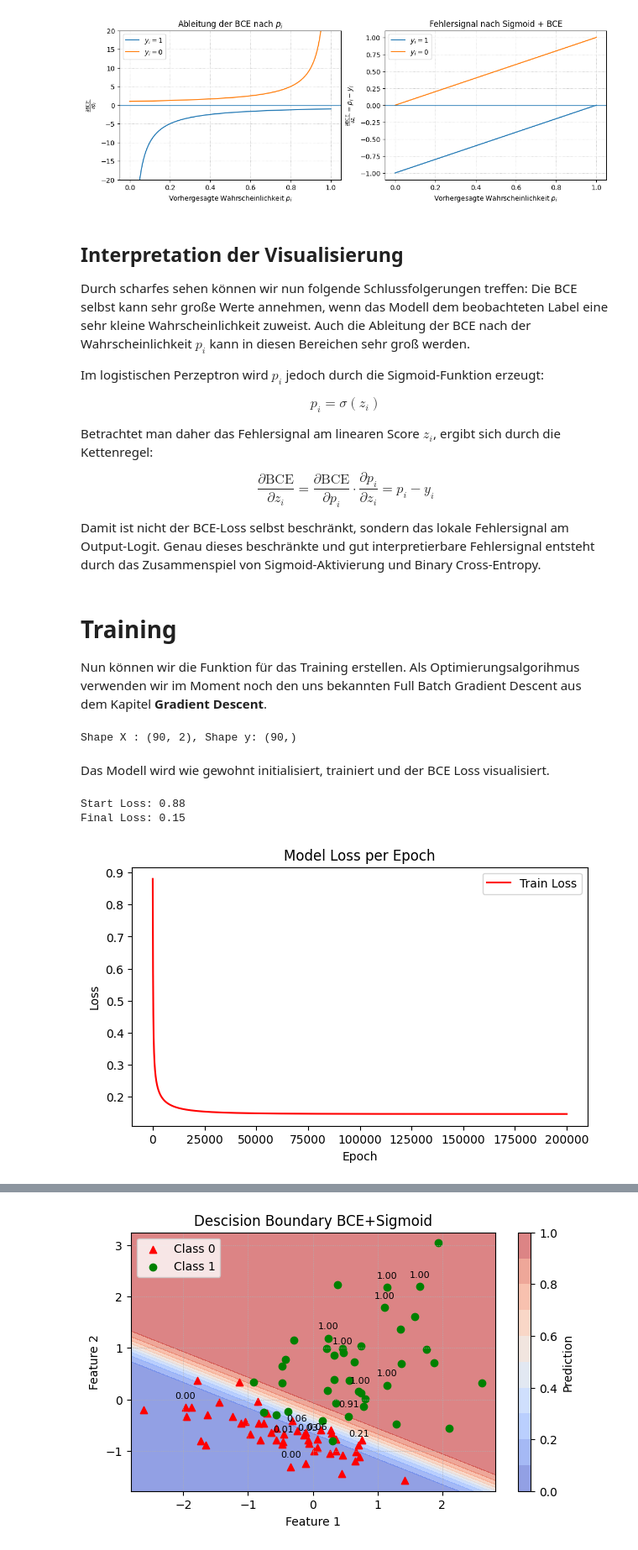
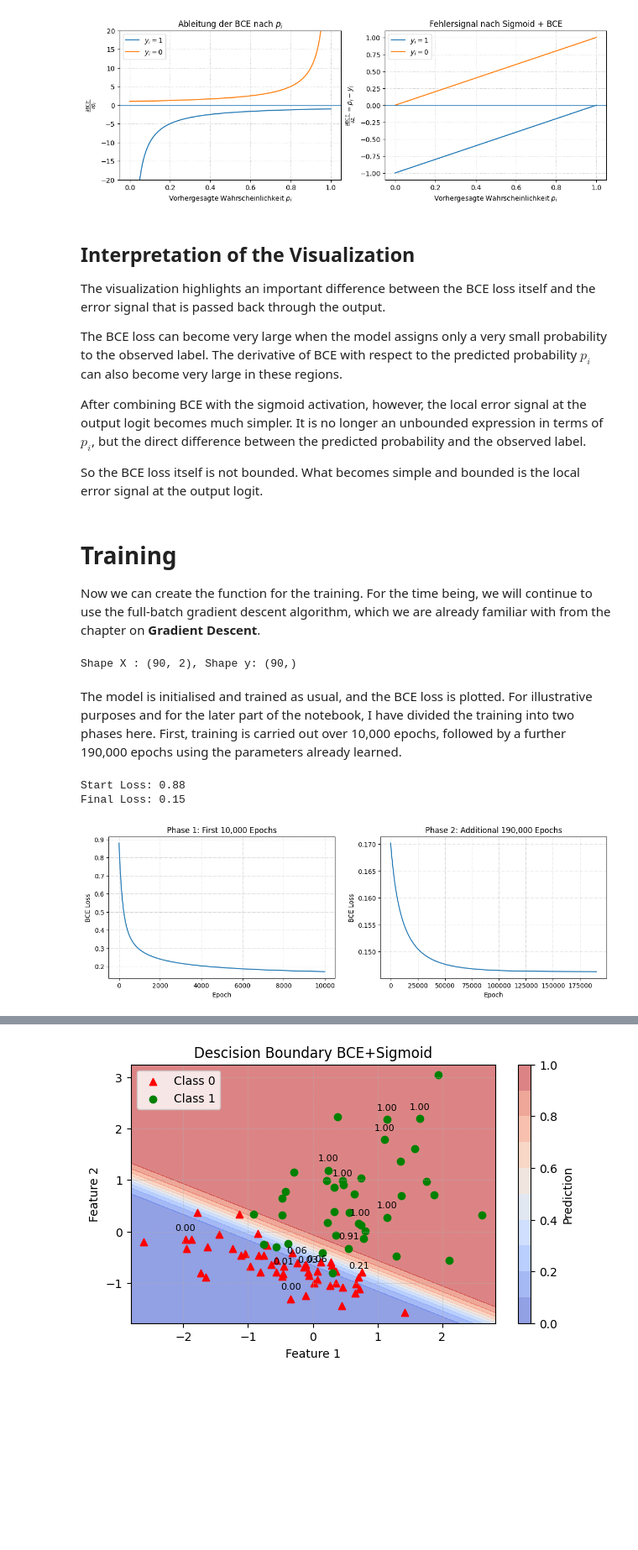
Before and after one commit to red-apple38/understanding-deep-learning, a Jupyter notebook: docs/beginner/Logistic_perceptron.ipynb, the cells around one changed output, grey strips where cells are left out. Shown at 84% size. Cells and saved outputs as stored; diff of their text form; code cells hidden in the pictures; blank space fills up the shorter version.

```diff
--- a/docs/beginner/Logistic_perceptron.ipynb
+++ b/docs/beginner/Logistic_perceptron.ipynb
@@ -722,37 +721,22 @@ axes[1].legend()
 axes[1].grid(ls=":", linewidth=0.6)
 # %% [output]
 [figure]
-# %% [markdown]
-## Interpretation der Visualisierung
-Durch scharfes sehen können wir nun folgende Schlussfolgerungen treffen:
-Die BCE selbst kann sehr große Werte annehmen, wenn das Modell dem beobachteten Label eine sehr kleine Wahrscheinlichkeit zuweist. Auch die Ableitung der BCE nach der Wahrscheinlichkeit $p_i$ kann in diesen Bereichen sehr groß werden.
-
-
-Im logistischen Perzeptron wird $p_i$ jedoch durch die Sigmoid-Funktion erzeugt:
-
-$$
-p_i=\sigma(z_i)
-$$
-
-Betrachtet man daher das Fehlersignal am linearen Score $z_i$, ergibt sich durch die Kettenregel:
-
-$$
-\frac{\partial \mathrm{BCE}}{\partial z_i}
-=
-\frac{\partial \mathrm{BCE}}{\partial p_i}
-\cdot
-\frac{\partial p_i}{\partial z_i}
-=
-p_i-y_i
-$$
-
-Damit ist nicht der BCE-Loss selbst beschränkt, sondern das lokale Fehlersignal am Output-Logit. Genau dieses beschränkte und gut interpretierbare Fehlersignal entsteht durch das Zusammenspiel von Sigmoid-Aktivierung und Binary Cross-Entropy.
+# %% [markdown]
+## Interpretation of the Visualization
+
+The visualization highlights an important difference between the BCE loss itself and the error signal that is passed back through the output.
+
+The BCE loss can become very large when the model assigns only a very small probability to the observed label. The derivative of BCE with respect to the predicted probability $p_i$ can also become very large in these regions.
+
+After combining BCE with the sigmoid activation, however, the local error signal at the output logit becomes much simpler. It is no longer an unbounded expression in terms of $p_i$, but the direct difference between the predicted probability and the observed label.
+
+So the BCE loss itself is not bounded. What becomes simple and bounded is the local error signal at the output logit.
 # %% [markdown]
 # Training
-Nun können wir die Funktion für das Training erstellen. Als Optimierungsalgorihmus verwenden wir im Moment noch den uns bekannten Full Batch Gradient Descent aus dem Kapitel **Gradient Descent**.
+Now we can create the function for the training. For the time being, we will continue to use the full-batch gradient descent algorithm, which we are already familiar with from the chapter on **Gradient Descent**.
 # %%
 print(f"Shape X : {X.shape}, Shape y: {y.shape}")
-def train(model: perceptron.Perceptron, X: np.ndarray, y: np.ndarray, lr=0.01, epochs=200000):
+def train(model: perceptron.Perceptron, X: np.ndarray, y: np.ndarray, lr=0.01, epochs=10000):
     """
     Trains the logistic Perceptron using full batch gd for BCE+Sigmoid
 
@@ -781,14 +765,32 @@ def train(model: perceptron.Perceptron, X: np.ndarray, y: np.ndarray, lr=0.01, e
 # %% [output]
 Shape X : (90, 2), Shape y: (90,)
 # %% [markdown]
-Das Modell wird wie gewohnt initialisiert, trainiert und der BCE Loss visualisiert.
+The model is initialised and trained as usual, and the BCE loss is plotted. For illustrative purposes and for the later part of the notebook, I have divided the training into two phases here. First, training is carried out over 10,000 epochs, followed by a further 190,000 epochs using the parameters already learned.
 # %%
 model = perceptron.Perceptron(X.shape[1], perceptron.sigmoid)
-loss_history = train(model, X, y)
-fig6, ax6 = perceptron.visualize_loss(loss_history)
-print(f"Start Loss: {round(loss_history[0], 2)}")
-print(f"Final Loss: {round(loss_history[-1], 2)}")
+loss_history_1 = train(model, X, y)
+loss_history_2 = train(model, X, y,epochs=190000)
+
+fig6, (ax1, ax2) = plt.subplots(1, 2, figsize=(14, 4))
+
+perceptron.visualize_loss(
+    loss_history_1,
+    y_label="BCE Loss",
+    x_label="Epoch",
+    ax=ax1,
+    title="Phase 1: First 10,000 Epochs"
+)
+
+perceptron.visualize_loss(
+    loss_history_2,
+    y_label="BCE Loss",
+    x_label="Epoch",
+    ax=ax2,
+    title="Phase 2: Additional 190,000 Epochs"
+)
+print(f"Start Loss: {round(loss_history_1[0], 2)}")
+print(f"Final Loss: {round(loss_history_2[-1], 2)}")
 # %% [output]
 Start Loss: 0.88
 Final Loss: 0.15
-[figure, old version]
+[figure, new version]
```
Also changed, not shown: parts of 40 cells of this notebook, 1 other file.
